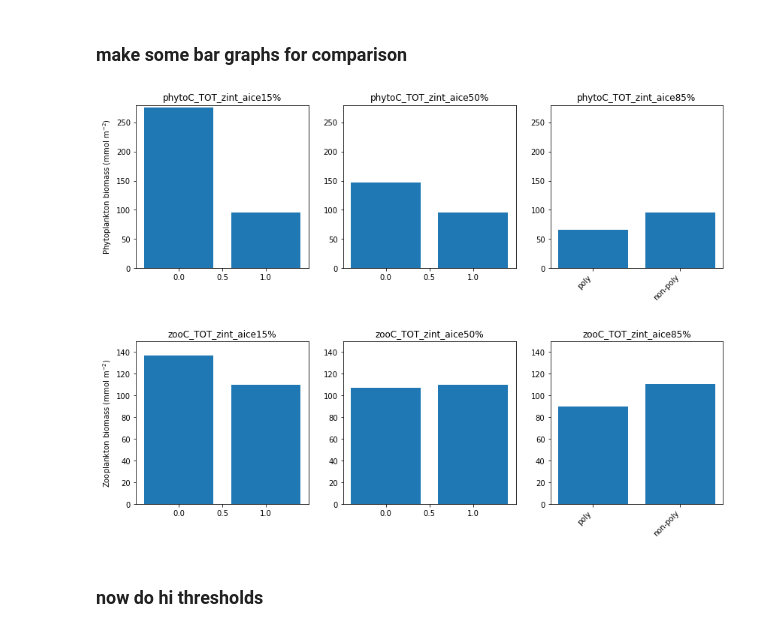
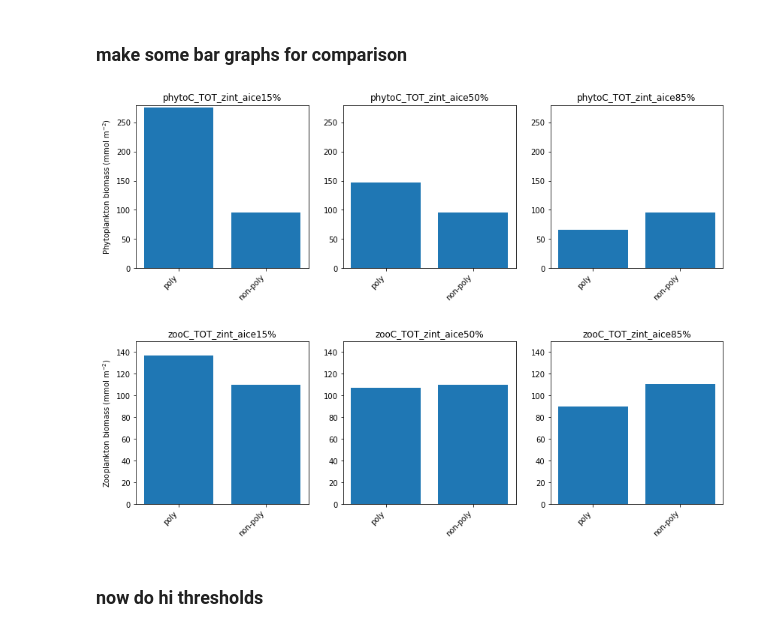
Before and after one commit to Zephyr-Sylvester/polynya_biology, a Jupyter notebook: biological_overview_thresholds.ipynb, the cells around one changed output. Drawn from its saved outputs; the diff is of its cells as text; code cells hidden in the pictures.

```diff
--- a/biological_overview_thresholds.ipynb
+++ b/biological_overview_thresholds.ipynb
@@ -199,41 +201,46 @@ Data variables:
 # %% [markdown]
 ### make some bar graphs for comparison
 # %%
-fig, ax = plt.subplots(nrows=1,ncols=3,figsize=(14,4))
+fig = plt.figure(figsize=(14,4))
+
 labels=['poly','non-poly']
 ind=[0,1]
 var = 'phytoC_TOT_zint'
 thres_var = 'aice'
 
 #15%
+ax = fig.add_subplot(1,3,1)
 thres = '15%'
 vals=[polys[var + '_' + thres_var + thres],non_polys[var+ '_' + thres_var + thres]]
-ax[0].bar(ind, vals)
-ax[0].set_title(var + '_' + thres_var + thres)
-ax[0].set_ylabel('Phytoplankton biomass (mmol m$^{-2}$)')
-ax[0].set_ylim(0,280)
+ax.bar(ind, vals)
+ax.set_title(var + '_' + thres_var + thres)
+ax.set_ylabel('Phytoplankton biomass (mmol m$^{-2}$)')
+ax.set_ylim(0,280)
 plt.xticks(ind, labels,rotation=45, ha='right');
 
 #50%
+ax = fig.add_subplot(1,3,2)
 thres = '50%'
 vals=[polys[var + '_' + thres_var + thres],non_polys[var+ '_' + thres_var + thres]]
-ax[1].bar(ind, vals)
-ax[1].set_title(var + '_' + thres_var + thres)
-ax[1].set_ylim(0,280)
+ax.bar(ind, vals)
+ax.set_title(var + '_' + thres_var + thres)
+ax.set_ylim(0,280)
 plt.xticks(ind, labels,rotation=45, ha='right');
 
 #85%
+
+ax = fig.add_subplot(1,3,3)
 thres = '85%'
 vals=[polys[var + '_' + thres_var + thres],non_polys[var+ '_' + thres_var + thres]]
-ax[2].bar(ind, vals)
-ax[2].set_title(var + '_' + thres_var + thres)
-#ax[2].set_ylabel('Phytoplankton biomass (mmol m$^{-2}$)')
-ax[2].set_ylim(0,280)
+ax.bar(ind, vals)
+ax.set_title(var + '_' + thres_var + thres)
+ax.set_ylim(0,280)
 plt.xticks(ind, labels,rotation=45, ha='right');
 # %% [output]
-[figure, old version]
+[figure, new version]
 # %%
-fig, ax = plt.subplots(nrows=1,ncols=3,figsize=(14,4))
+fig = plt.figure(figsize=(14,4))
+
 labels=['poly','non-poly']
 ind=[0,1]
 var = 'zooC_TOT_zint'
@@ -241,31 +248,34 @@ thres_var = 'aice'
 
 #15%
 thres = '15%'
+ax = fig.add_subplot(1,3,1)
 vals=[polys[var + '_' + thres_var + thres],non_polys[var+ '_' + thres_var + thres]]
-ax[0].bar(ind, vals)
-ax[0].set_title(var + '_' + thres_var + thres)
-ax[0].set_ylabel('Zooplankton biomass (mmol m$^{-2}$)')
-ax[0].set_ylim(0,150)
+ax.bar(ind, vals)
+ax.set_title(var + '_' + thres_var + thres)
+ax.set_ylabel('Zooplankton biomass (mmol m$^{-2}$)')
+ax.set_ylim(0,150)
 plt.xticks(ind, labels,rotation=45, ha='right');
 
 #50%
 thres = '50%'
+ax = fig.add_subplot(1,3,2)
 vals=[polys[var + '_' + thres_var + thres],non_polys[var+ '_' + thres_var + thres]]
-ax[1].bar(ind, vals)
-ax[1].set_title(var + '_' + thres_var + thres)
-ax[1].set_ylim(0,150)
+ax.bar(ind, vals)
+ax.set_title(var + '_' + thres_var + thres)
+ax.set_ylim(0,150)
 plt.xticks(ind, labels,rotation=45, ha='right');
 
 #85%
 thres = '85%'
+ax = fig.add_subplot(1,3,3)
 vals=[polys[var + '_' + thres_var + thres],non_polys[var+ '_' + thres_var + thres]]
-ax[2].bar(ind, vals)
-ax[2].set_title(var + '_' + thres_var + thres)
-#ax[2].set_ylabel('Phytoplankton biomass (mmol m$^{-2}$)')
-ax[2].set_ylim(0,150)
+ax.bar(ind, vals)
+ax.set_title(var + '_' + thres_var + thres)
+#ax.set_ylabel('Phytoplankton biomass (mmol m$^{-2}$)')
+ax.set_ylim(0,150)
 plt.xticks(ind, labels,rotation=45, ha='right');
 # %% [output]
-[figure, old version]
+[figure, new version]
 # %% [markdown]
 ### now do hi thresholds
 # %%
```
Also changed, not shown: parts of 5 cells of this notebook.
